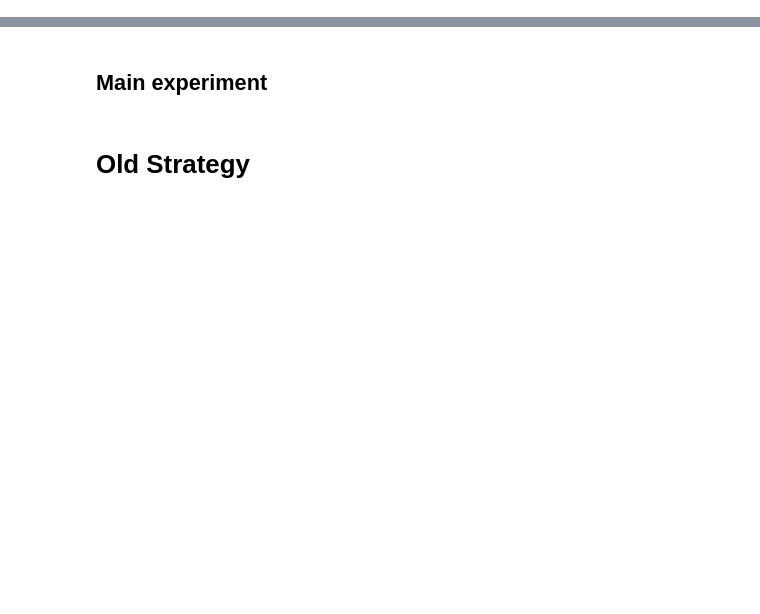
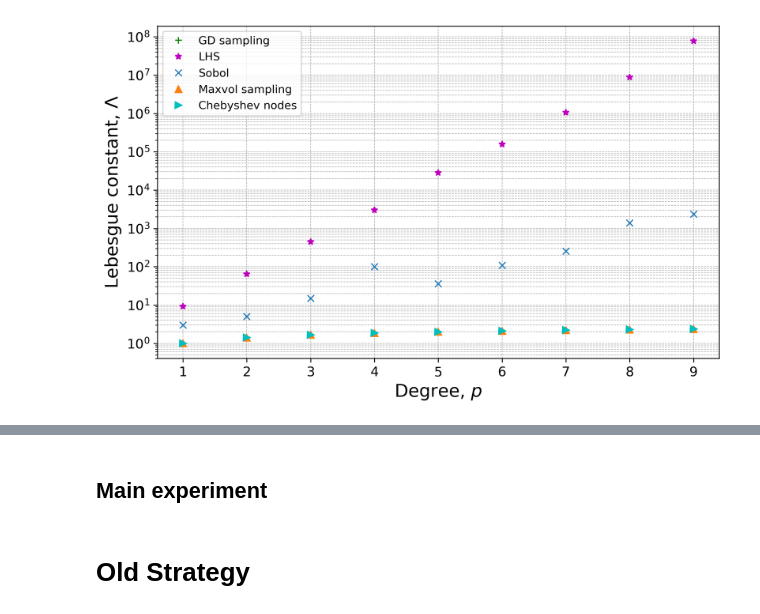
Before and after one commit to glkarpov/wmaxvol, a Jupyter notebook: sandbox_GD_approx.ipynb, the cells around one changed output, grey strips where cells are left out. Cells and saved outputs as stored; diff of their text form; code cells hidden in the pictures; blank space fills up the shorter version.

```diff
--- a/sandbox_GD_approx.ipynb
+++ b/sandbox_GD_approx.ipynb
@@ -18,7 +18,7 @@ import os
 import itertools
 %matplotlib inline
 # %%
-dim = 2
+dim = 1
 def OptPoints(num_col=50, num_points=54, num_tries=1, interval=(-1.0,1.0), poly=gen.cheb, useLHS=True, ToPlot=False):
     log_det.num_col = num_col # this is a global variable in module log_det
     log_det.dim = dim
@@ -72,13 +72,3 @@ def Experiment(dim=2, num_cols=(49, 50), num_points_max=54, interval=(-1.0, 1.0)
 
             fn = os.path.join(wdir, "cols={}_points={}_poly={}".format(num_col, num_points, poly.__name__))
             np.savez(fn, pnts=pnts)
-# %%
-# Test OptPoints
-min_det, pnts, distrib = OptPoints(num_col=36,
-                                   num_points=60,
-                                   num_tries=5,
-                                   interval=(-1.0, 1.0),
-                                   poly=gen.cheb,
-                                   useLHS=True,
-                                   ToPlot=True)
-print (min_det, distrib)
@@ -86,0 +75,62 @@ NumOfClusters(pnts, full=False)
+# %%
+np.random.seed(42)
+n = 9
+L = np.zeros((4,n))
+N_of_repeats = 5
+
+shift = 2
+
+test_pnts = test_points_gen(int(1e5), dim, distrib='LHS',interval=(-1.0,1.0))
+mv_points = test_points_gen(int(1e4), dim, distrib='LHS',interval=(-1.0,1.0))
+
+for l in range(shift,n+shift):
+    for k in range(N_of_repeats):
+        #GD
+        _, pnts, _ = OptPoints(num_col=l, num_points=l, num_tries=5, useLHS=False)
+        L[0,l-shift] += LebesgueConst(pnts, l, poly=gen.cheb, test_pnts=test_pnts, pow_p=1, derivative=False)
+
+        #LHS
+        pnts = lhs(dim, samples=l, iterations=10)
+        L[1,l-shift] += LebesgueConst(pnts, l, poly=gen.cheb, test_pnts=test_pnts, pow_p=1, derivative=False)
+
+        #Sobol
+        pnts = test_points_gen(l, dim, distrib = 'Sobol',interval=(-1.0,1.0))
+        L[2,l-shift] += LebesgueConst(pnts, l, poly=gen.cheb, test_pnts=test_pnts, pow_p=1, derivative=False)
+
+        #MaxVol
+        M = gen.GenMat(l, mv_points, poly = gen.cheb, ToGenDiff=False)
+        row_indx,_ = rect_maxvol(M, tol = 1.01, minK = l, maxK = l)
+        pnts = M[row_indx]
+        pnts = reshape(pnts,(pnts.size,1))
+        L[3,l-shift] += LebesgueConst(pnts, l, poly=gen.cheb, test_pnts=test_pnts, pow_p=1, derivative=False)
+    L[:,l-shift] /= (N_of_repeats*1.0)
+
+L_cheb = [1., 1.414213562373095, 1.66666666666, 1.847759065022, 1.98885438199, 2.1043976, 2.2022145, 2.28701, 2.361856787767076, 2.4288294823]
+
+len(L_cheb)
+
+L[0,:] = L_cheb[:9]+np.random.rand(len(L_cheb[:9]))*0.02
+L[3,:] = L_cheb[:9]+np.random.rand(len(L_cheb[:9]))*0.02
+np.linspace(1.1,9.1,9)
+
+cut = 10
+shift=1
+plt.figure(figsize=(8,5), dpi=300)
+plt.semilogy(range(shift,n+shift),L[0,:], '+g', label = "GD sampling")
+plt.semilogy(range(shift,n+shift),L[1,:], '*m', label = "LHS")
+plt.semilogy(range(shift,n+shift),L[2,:], 'xC0', label = "Sobol")
+plt.semilogy(range(shift,n+shift),L[3,:], '^C1', label = "Maxvol sampling")
+plt.semilogy(range(1,cut),L_cheb[:cut-1], '>c', label = "Chebyshev nodes")
+plt.xticks(range(1, 10),fontsize=12)
+plt.yticks(fontsize=12)
+plt.xlabel('Degree, $p$',fontsize=16)
+plt.ylabel('Lebesgue constant, $\Lambda$',fontsize=16)
+#plt.xlim(1-0.5,9+0.5)
+plt.legend(ncol = 1)
+plt.tight_layout()
+plt.grid(True, which="both",axis='both',ls="--",lw=0.51)
+plt.savefig("/Users/vitaly/Desktop/oversampling/results/lebeg_1D.pdf",\
+        dpi=300, bbox_inches='tight', transparent=True)
+plt.show()
+# %% [output]
+[figure, added]
```
Also changed, not shown: parts of 14 cells of this notebook, 34 other files.
